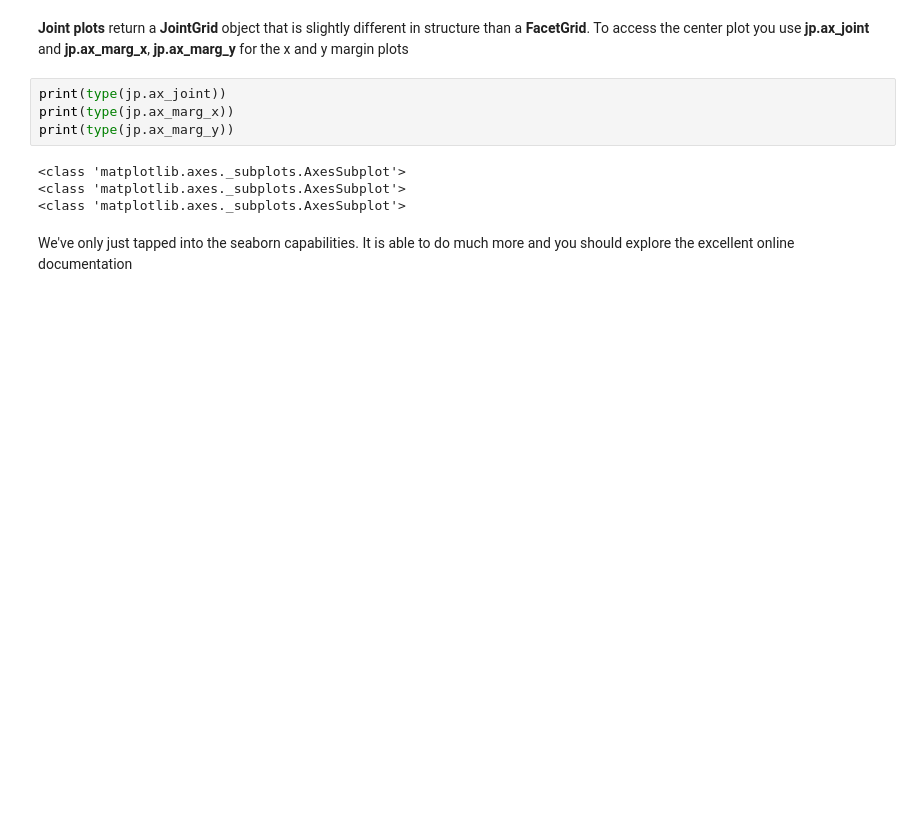
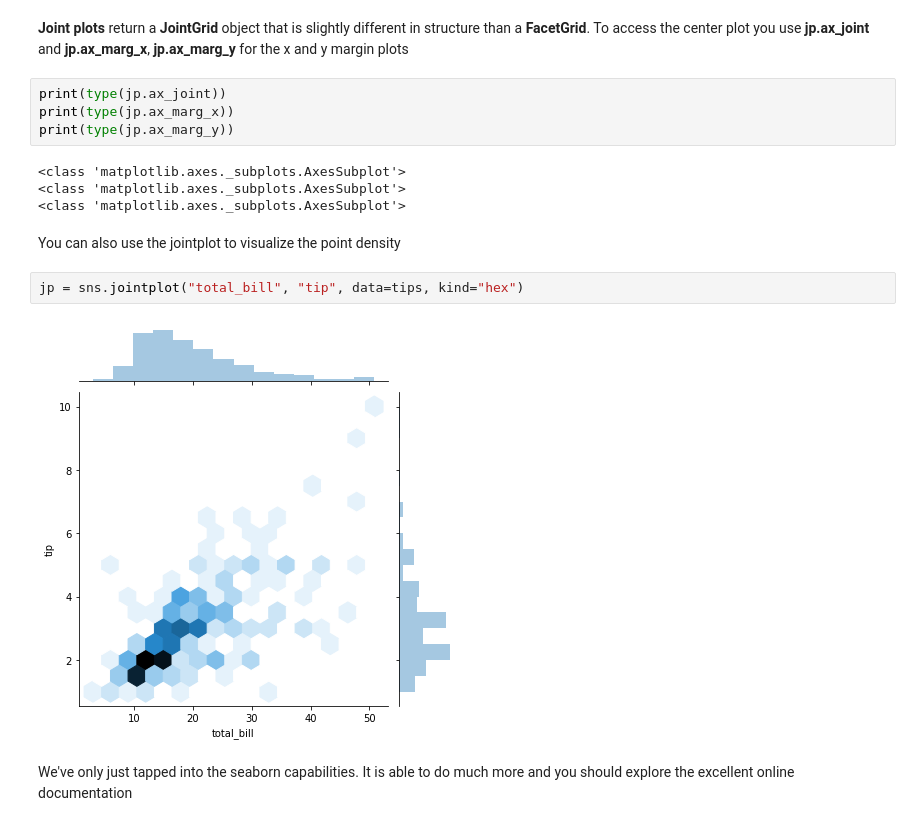
Before and after one commit to DataForScience/DataViz, a Jupyter notebook: Seaborn.ipynb, the cells around one changed output. Cells and saved outputs as stored; diff of their text form; blank space fills up the shorter version.

```diff
--- a/Seaborn.ipynb
+++ b/Seaborn.ipynb
@@ -271,5 +271,11 @@ print(type(jp.ax_marg_y))
 <class 'matplotlib.axes._subplots.AxesSubplot'>
 <class 'matplotlib.axes._subplots.AxesSubplot'>
 <class 'matplotlib.axes._subplots.AxesSubplot'>
+# %% [markdown]
+You can also use the jointplot to visualize the point density
+# %%
+jp = sns.jointplot("total_bill", "tip", data=tips, kind="hex")
+# %% [output]
+[figure, added]
 # %% [markdown]
 We've only just tapped into the seaborn capabilities. It is able to do much more and you should explore the excellent online documentation
```
